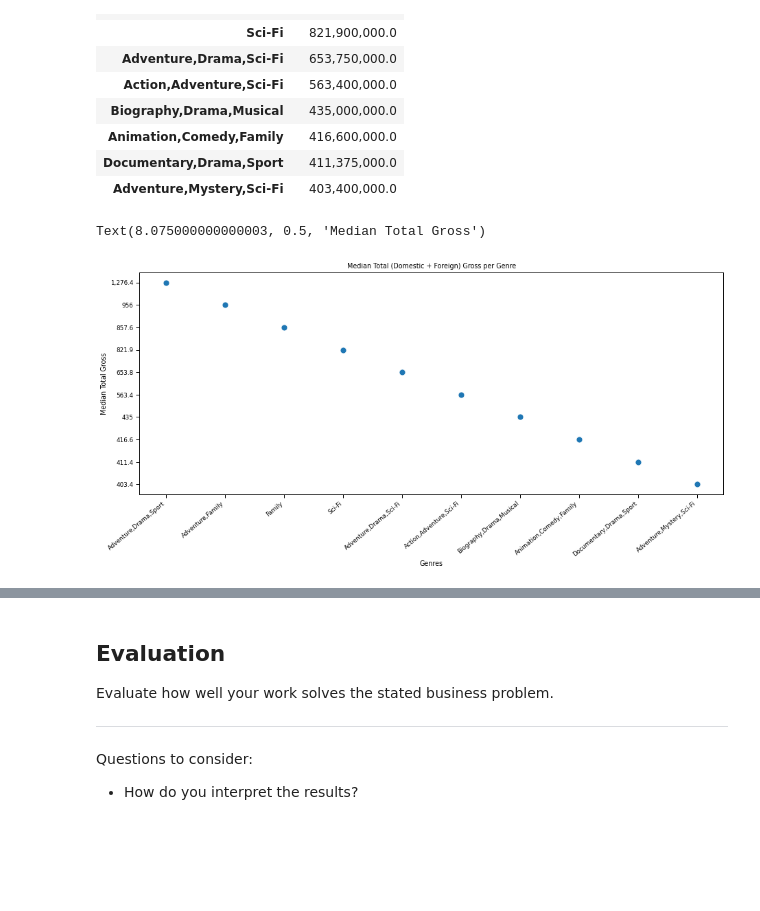
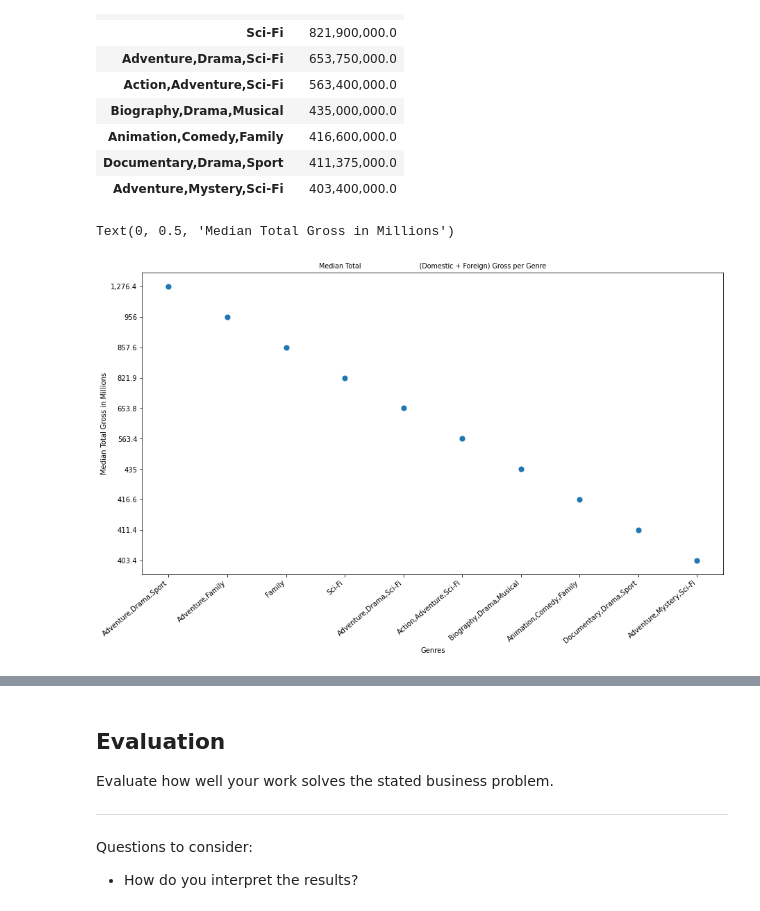
Before and after one commit to samoliver3/dsc-phase-1-project, a Jupyter notebook: student.ipynb, the cells around one changed output, grey strips where cells are left out. Saved outputs shown, nothing was run; the diff lists cells and outputs as text; code cells hidden in the pictures; blank space fills up the shorter version.

Commit message:
Completed some visualizations.

```diff
--- a/student.ipynb
+++ b/student.ipynb
@@ -510,31 +510,31 @@ df1
 # %%
 # plot the scatter plot for df1
 median_gross = ['1,276.4', '956', '857.6', '821.9', '653.8', '563.4',
                '435','416.6','411.4','403.4']
 
 genre_gross_plot = sns.scatterplot(data=df1, x='genres', y=median_gross, s=80)
 # sns.set(rc={'figure.figsize':(7,7)})
 genre_gross_plot.set_xticklabels(['Adventure,Drama,Sport', "Adventure,Family",
                                   "Family", "Sci-Fi",
                                   "Adventure,Drama,Sci-Fi",
                                  "Action,Adventure,Sci-Fi",
                                  "Biography,Drama,Musical",
                                  "Animation,Comedy,Family",
                                  "Documentary,Drama,Sport",
                                  "Adventure,Mystery,Sci-Fi"])
 
 genre_gross_plot.set_xticklabels(genre_gross_plot.get_xticklabels(),
                                  rotation = 40,
                                  ha="right")
 sns.set_context("paper")
 
-plt.tight_layout()
+# plt.tight_layout()
 plt.gcf().set_size_inches(15, 8)
 
 # set titles
 genre_gross_plot.set_title('Median Total (Domestic + Foreign) Gross per Genre')
 genre_gross_plot.set_xlabel('Genres')
-genre_gross_plot.set_ylabel('Median Total Gross')
+genre_gross_plot.set_ylabel('Median Total Gross in Millions')
 # %% [output]
-Text(8.075000000000003, 0.5, 'Median Total Gross')
+Text(0, 0.5, 'Median Total Gross in Millions')
-[figure, old version]
+[figure, new version]
```
Also changed, not shown: parts of 9 cells of this notebook.
